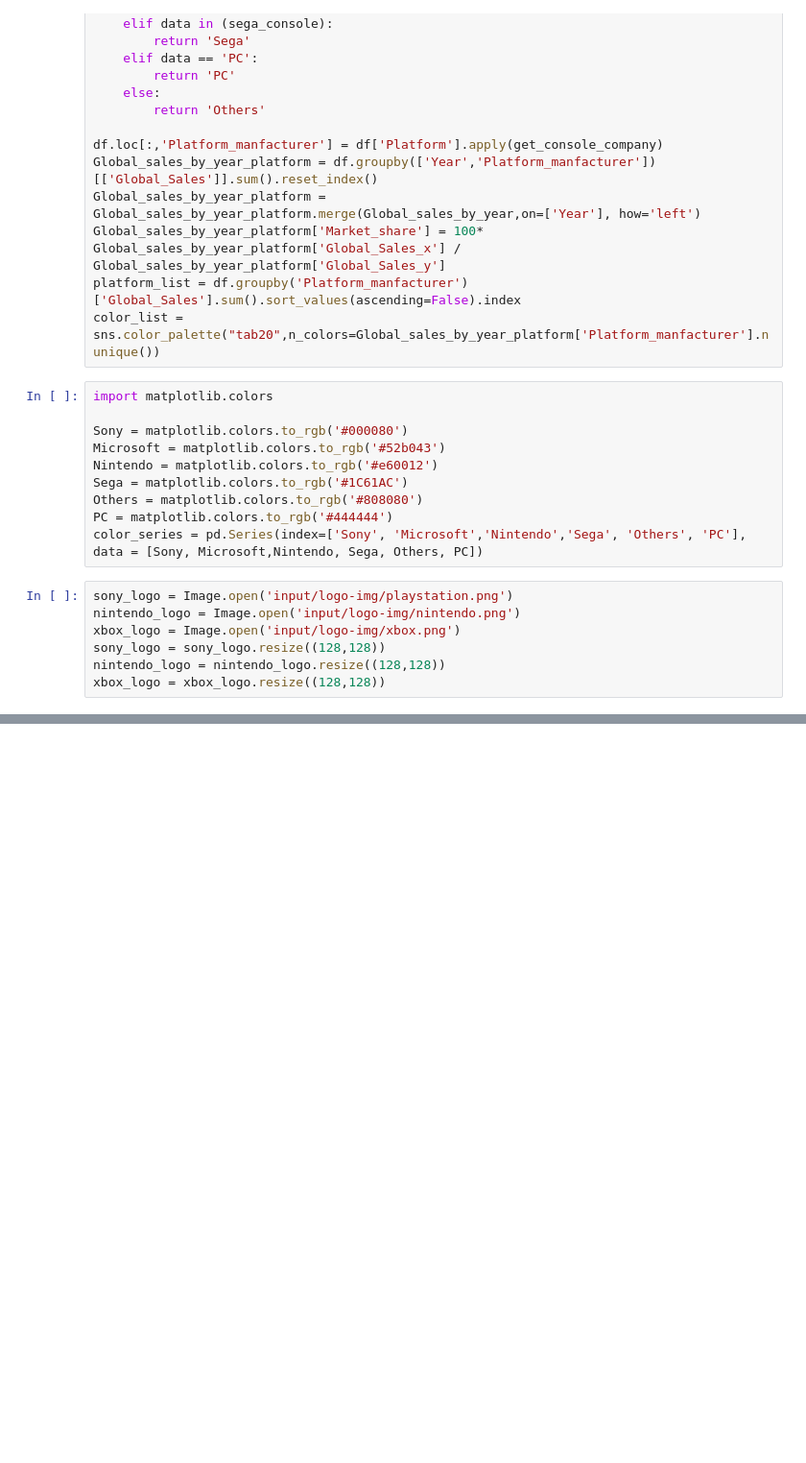
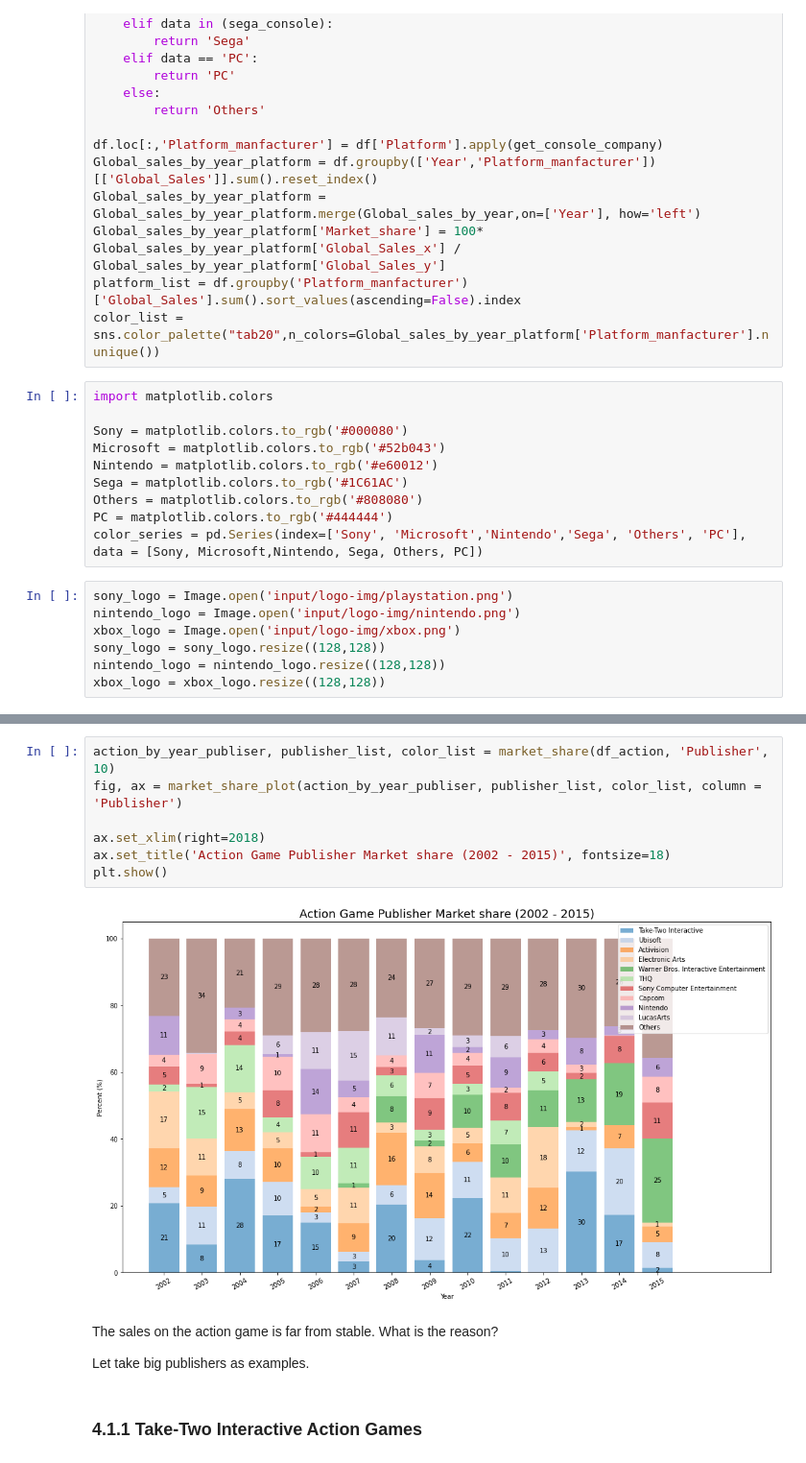
Before and after one commit to venson/Video_game, a Jupyter notebook: video-game.ipynb, the cells around one changed output, grey strips where cells are left out. Shown: that part at 96% size. Drawn from its saved outputs; the diff is of its cells as text; blank space fills up the shorter version.

```diff
--- a/video-game.ipynb
+++ b/video-game.ipynb
@@ -300,0 +437,15 @@ Name: Market_share, dtype: float64
+# %%
+action_by_year_publiser, publisher_list, color_list = market_share(df_action, 'Publisher', 10)
+fig, ax = market_share_plot(action_by_year_publiser, publisher_list, color_list, column = 'Publisher')
+
+ax.set_xlim(right=2018)
+ax.set_title('Action Game Publisher Market share (2002 - 2015)', fontsize=18)
+plt.show()
+# %% [output]
+[figure, added]
+# %% [markdown]
+The sales on the action game is far from stable. What is the reason?
+
+Let take big publishers as examples.
+# %% [markdown]
+### 4.1.1 Take-Two Interactive Action Games
```
Also changed, not shown: parts of 41 cells of this notebook.
